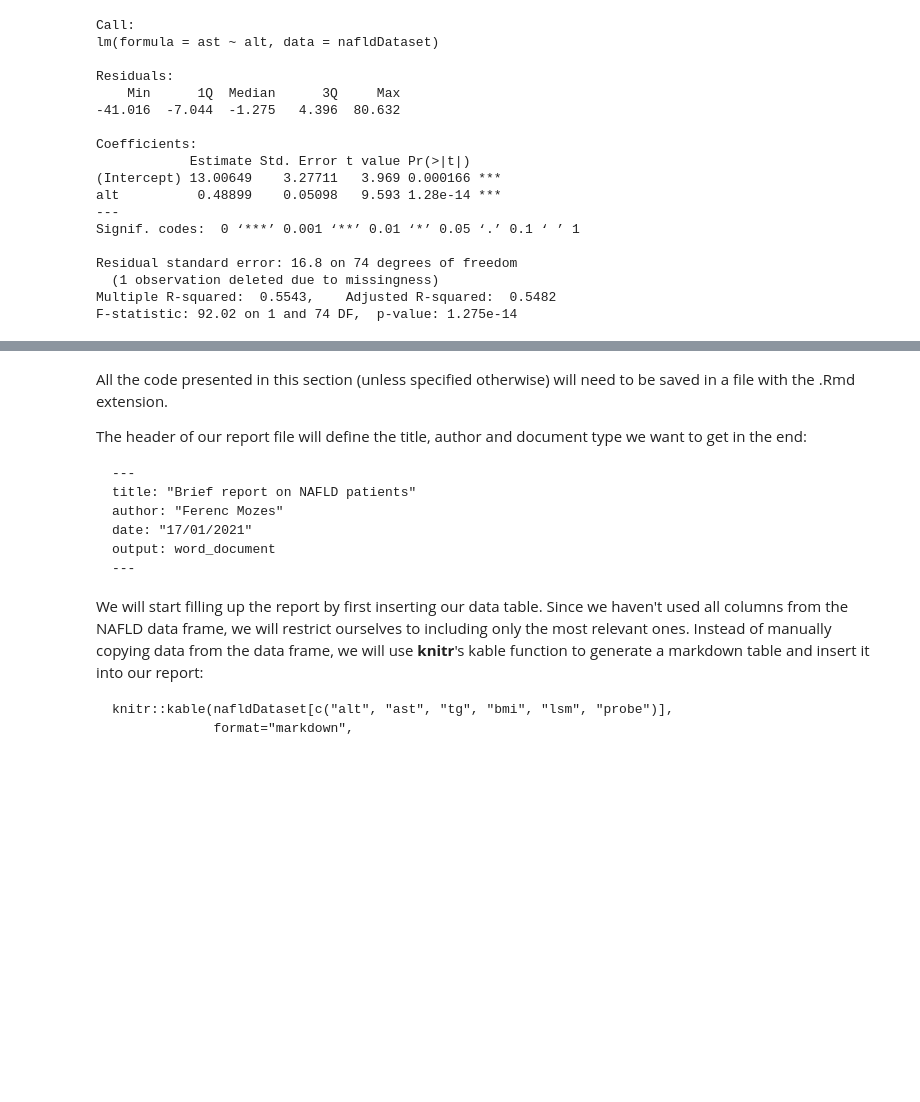
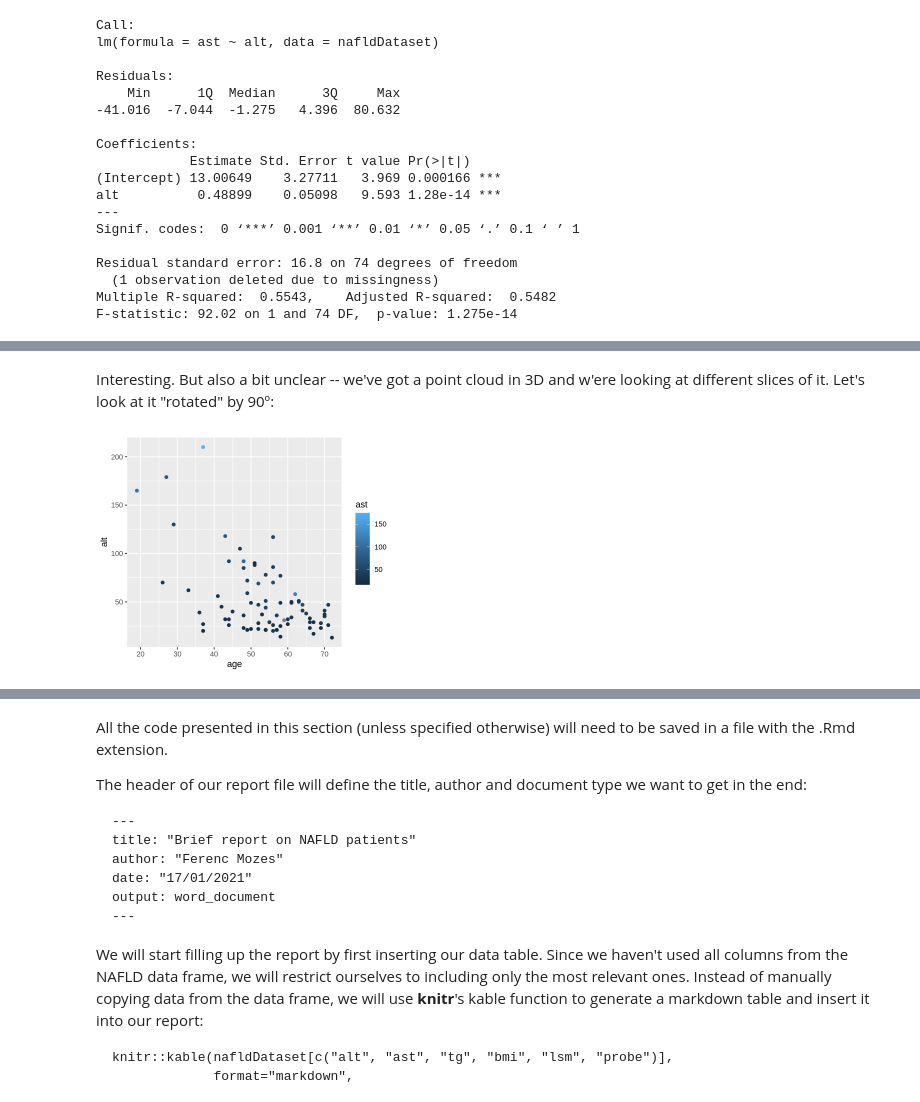
Before and after one commit to m-ferenc/Introduction_to_R_HT2021, a Jupyter notebook: intro_to_R_3.ipynb, the cells around one changed output, grey strips where cells are left out. Cells and saved outputs as stored; diff of their text form; code cells hidden in the pictures; blank space fills up the shorter version.

```diff
--- a/intro_to_R_3.ipynb
+++ b/intro_to_R_3.ipynb
@@ -197,0 +249,6 @@ __Q5__: Using the FIB-4 score values determined at __Q4__, create a boxplot show
+# %% [markdown]
+Interesting. But also a bit unclear -- we've got a point cloud in 3D and w'ere looking at different slices of it. Let's look at it "rotated" by 90º:
+# %%
+ggplot(data=nafldDataset) + geom_point(aes(x=age,y=alt,color=ast))
+# %% [output]
+[figure, added]
```
Also changed, not shown: parts of 37 cells of this notebook, 1 other file.
